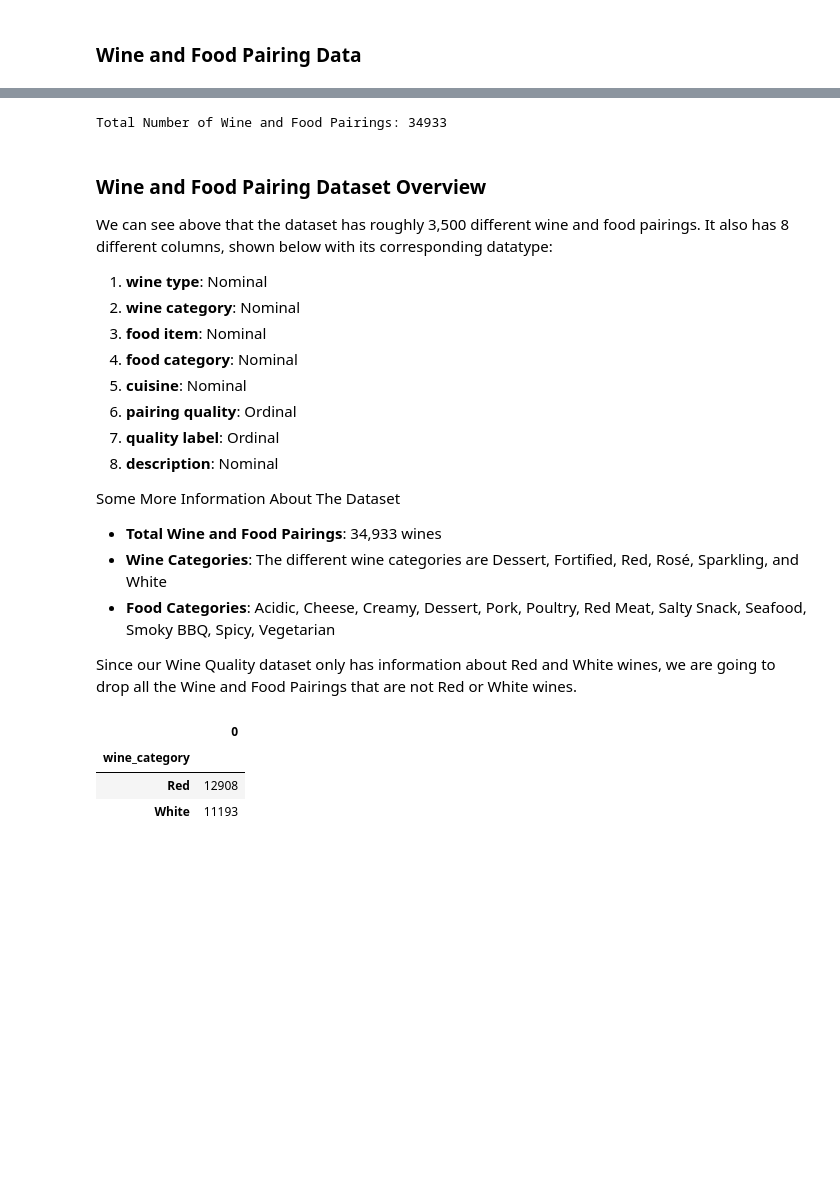
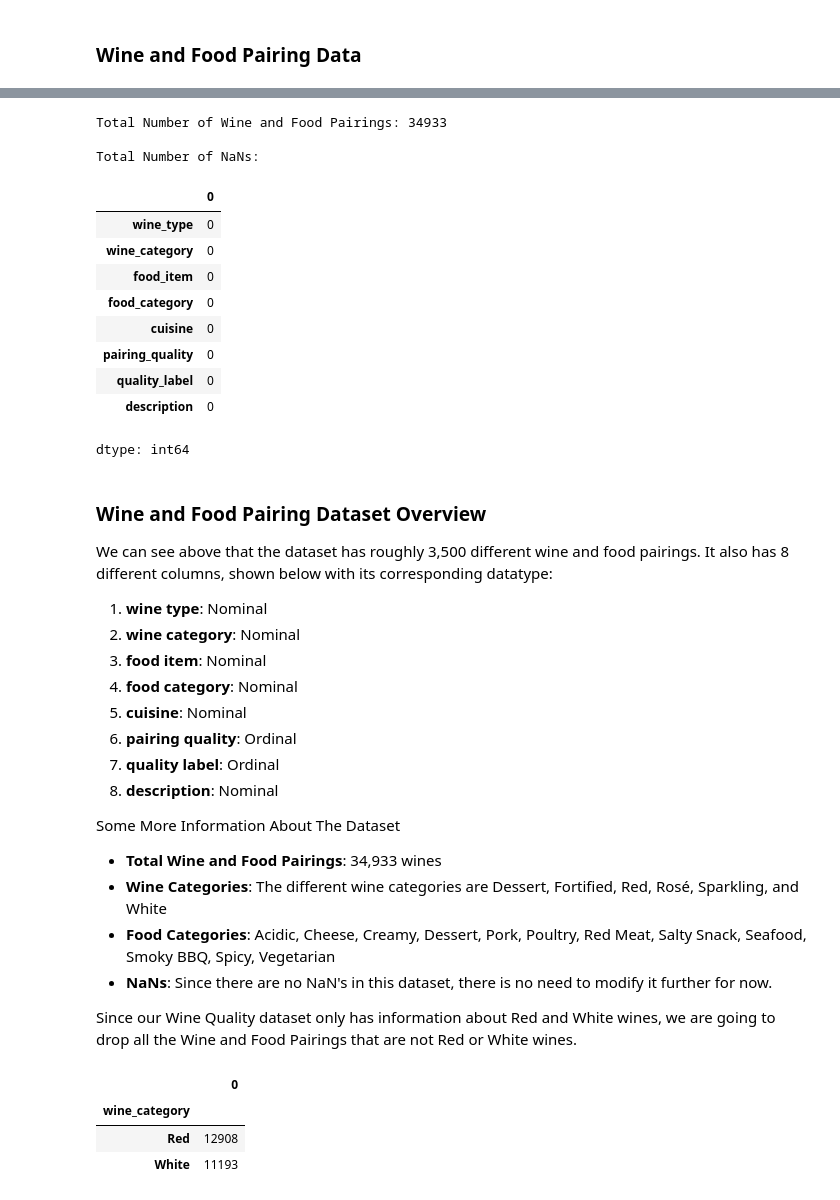
Before and after one commit to akjieettt/data-science-final-project, a Jupyter notebook: DataScienceProject.ipynb, the cells around one changed output, grey strips where cells are left out. Cells and saved outputs as stored; diff of their text form; code cells hidden in the pictures; blank space fills up the shorter version.

```diff
--- a/DataScienceProject.ipynb
+++ b/DataScienceProject.ipynb
@@ -284,17 +304,31 @@ From the above graph we can see that:
 # %%
 # Loading the wine and food pairing data
 df_pairing = pd.read_csv("data/wine_food_pairings.csv")
 display(df_pairing.head())
 
-print(f"Total Number of Wine and Food Pairings: {len(df_pairing)}")
+print(f"Total Number of Wine and Food Pairings: {len(df_pairing)}\n")
+print(f"Total Number of NaNs:")
+display(df_pairing.isna().sum())
 # %% [output]
 |  | wine_type | wine_category | food_item | food_category | cuisine | pairing_quality | quality_label | ... |
 | 0 | Syrah/Shiraz | Red | smoked sausage | Smoky BBQ | Spanish | 2 | Poor | ... |
 | 1 | Grenache | Red | charcuterie board | Salty Snack | French | 3 | Neutral | ... |
 | 2 | Madeira | Fortified | lemon tart | Dessert | French | 4 | Good | ... |
 | 3 | Cabernet Sauvignon | Red | roast lamb | Red Meat | Mexican | 5 | Excellent | ... |
 | 4 | Viognier | White | duck à l’orange | Poultry | Vietnamese | 2 | Poor | ... |
 Total Number of Wine and Food Pairings: 34933
+
+Total Number of NaNs:
+|  | 0 |
+| wine_type | 0 |
+| wine_category | 0 |
+| food_item | 0 |
+| food_category | 0 |
+| cuisine | 0 |
+| pairing_quality | 0 |
+| quality_label | 0 |
+| description | 0 |
+dtype: int64
 # %% [markdown]
 ### Wine and Food Pairing Dataset Overview
 
@@ -313,6 +347,7 @@ Some More Information About The Dataset
 - **Total Wine and Food Pairings**: 34,933 wines
 - **Wine Categories**: The different wine categories are Dessert, Fortified, Red, Rosé, Sparkling, and White
 - **Food Categories**: Acidic, Cheese, Creamy, Dessert, Pork, Poultry, Red Meat, Salty Snack, Seafood, Smoky BBQ, Spicy, Vegetarian
+- **NaNs**: Since there are no NaN's in this dataset, there is no need to modify it further for now.
 
 Since our Wine Quality dataset only has information about Red and White wines, we are going to drop all the Wine and Food Pairings that are not Red or White wines.
 # %%
```
Also changed, not shown: parts of 10 cells of this notebook.
